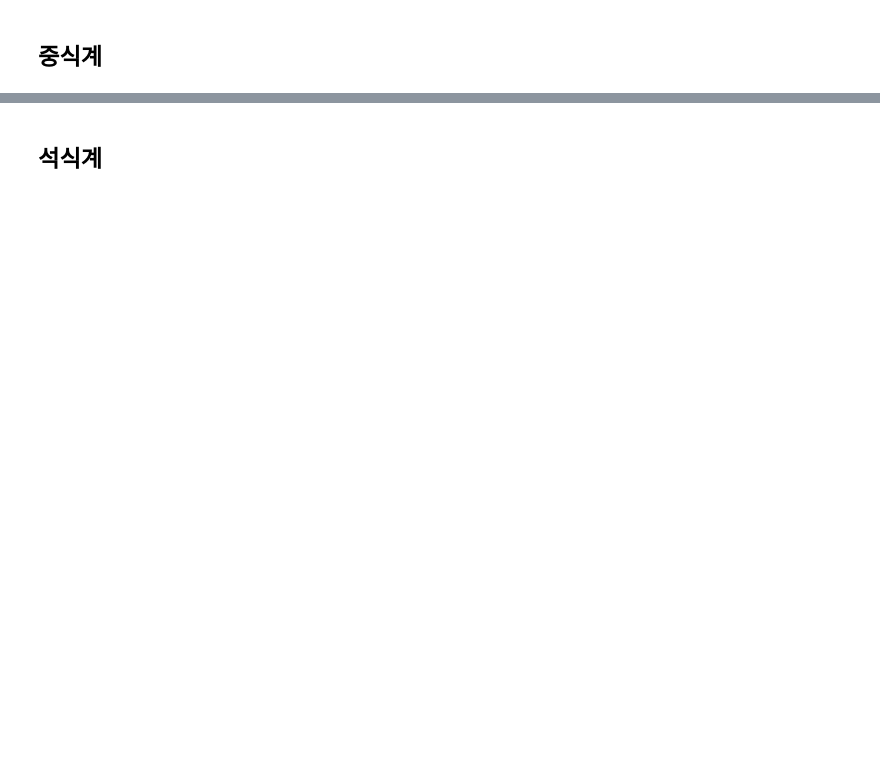
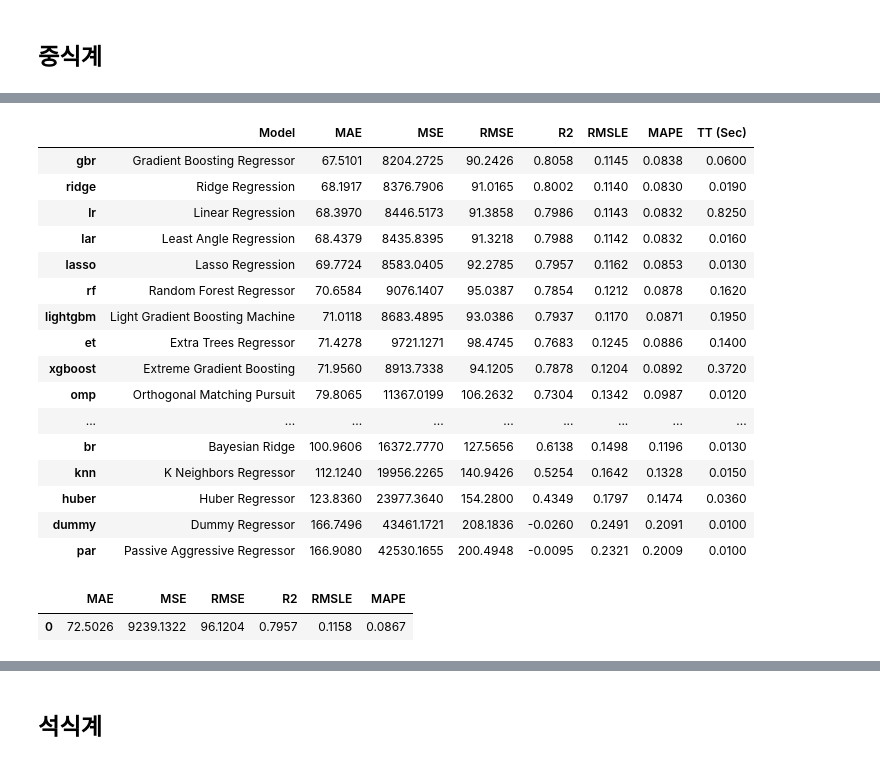
Before and after one commit to Park-taenam/DACON, a Jupyter notebook: restaurant/Restaurant.ipynb, the cells around one changed output, grey strips where cells are left out. Cells and saved outputs as stored; diff of their text form; code cells hidden in the pictures; blank space fills up the shorter version.

```diff
--- a/restaurant/Restaurant.ipynb
+++ b/restaurant/Restaurant.ipynb
@@ -836,10 +908,31 @@ test_din = test[['요일', '본사정원수', '본사휴가자수', '본사출
 # %%
-# # 모델 비교
-# best = compare_models(sort='MAE')
+# 모델 비교
+best = compare_models(sort='MAE')
+# %% [output]
+|  | Model | MAE | MSE | RMSE | R2 | RMSLE | MAPE | TT (Sec) |
+| gbr | Gradient Boosting Regressor | 67.5101 | 8204.2725 | 90.2426 | 0.8058 | 0.1145 | 0.0838 | 0.0600 |
+| ridge | Ridge Regression | 68.1917 | 8376.7906 | 91.0165 | 0.8002 | 0.1140 | 0.0830 | 0.0190 |
+| lr | Linear Regression | 68.3970 | 8446.5173 | 91.3858 | 0.7986 | 0.1143 | 0.0832 | 0.8250 |
+| lar | Least Angle Regression | 68.4379 | 8435.8395 | 91.3218 | 0.7988 | 0.1142 | 0.0832 | 0.0160 |
+| lasso | Lasso Regression | 69.7724 | 8583.0405 | 92.2785 | 0.7957 | 0.1162 | 0.0853 | 0.0130 |
+| rf | Random Forest Regressor | 70.6584 | 9076.1407 | 95.0387 | 0.7854 | 0.1212 | 0.0878 | 0.1620 |
+| lightgbm | Light Gradient Boosting Machine | 71.0118 | 8683.4895 | 93.0386 | 0.7937 | 0.1170 | 0.0871 | 0.1950 |
+| et | Extra Trees Regressor | 71.4278 | 9721.1271 | 98.4745 | 0.7683 | 0.1245 | 0.0886 | 0.1400 |
+| xgboost | Extreme Gradient Boosting | 71.9560 | 8913.7338 | 94.1205 | 0.7878 | 0.1204 | 0.0892 | 0.3720 |
+| omp | Orthogonal Matching Pursuit | 79.8065 | 11367.0199 | 106.2632 | 0.7304 | 0.1342 | 0.0987 | 0.0120 |
+| ... | ... | ... | ... | ... | ... | ... | ... | ... |
+| br | Bayesian Ridge | 100.9606 | 16372.7770 | 127.5656 | 0.6138 | 0.1498 | 0.1196 | 0.0130 |
+| knn | K Neighbors Regressor | 112.1240 | 19956.2265 | 140.9426 | 0.5254 | 0.1642 | 0.1328 | 0.0150 |
+| huber | Huber Regressor | 123.8360 | 23977.3640 | 154.2800 | 0.4349 | 0.1797 | 0.1474 | 0.0360 |
+| dummy | Dummy Regressor | 166.7496 | 43461.1721 | 208.1836 | -0.0260 | 0.2491 | 0.2091 | 0.0100 |
+| par | Passive Aggressive Regressor | 166.9080 | 42530.1655 | 200.4948 | -0.0095 | 0.2321 | 0.2009 | 0.0100 |
 # %%
-# # 모델 생성
-# et = create_model('et', cross_validation = False)
-# gbr = create_model('gbr', cross_validation = False)
-# lgbm = create_model('lightgbm', cross_validation = False)
-# rf = create_model('rf', cross_validation = False)
+# 모델 생성
+et = create_model('et', cross_validation = False)
+gbr = create_model('gbr', cross_validation = False)
+lgbm = create_model('lightgbm', cross_validation = False)
+rf = create_model('rf', cross_validation = False)
+# %% [output]
+|  | MAE | MSE | RMSE | R2 | RMSLE | MAPE |
+| 0 | 72.5026 | 9239.1322 | 96.1204 | 0.7957 | 0.1158 | 0.0867 |
 # %%
```
Also changed, not shown: parts of 34 cells of this notebook, 2 other files.
